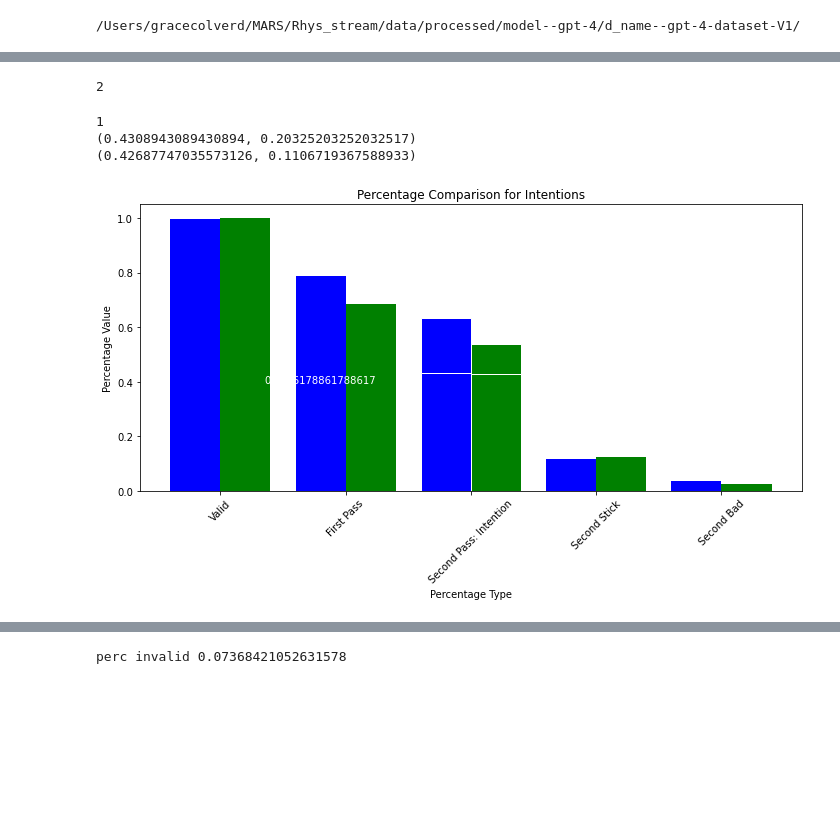
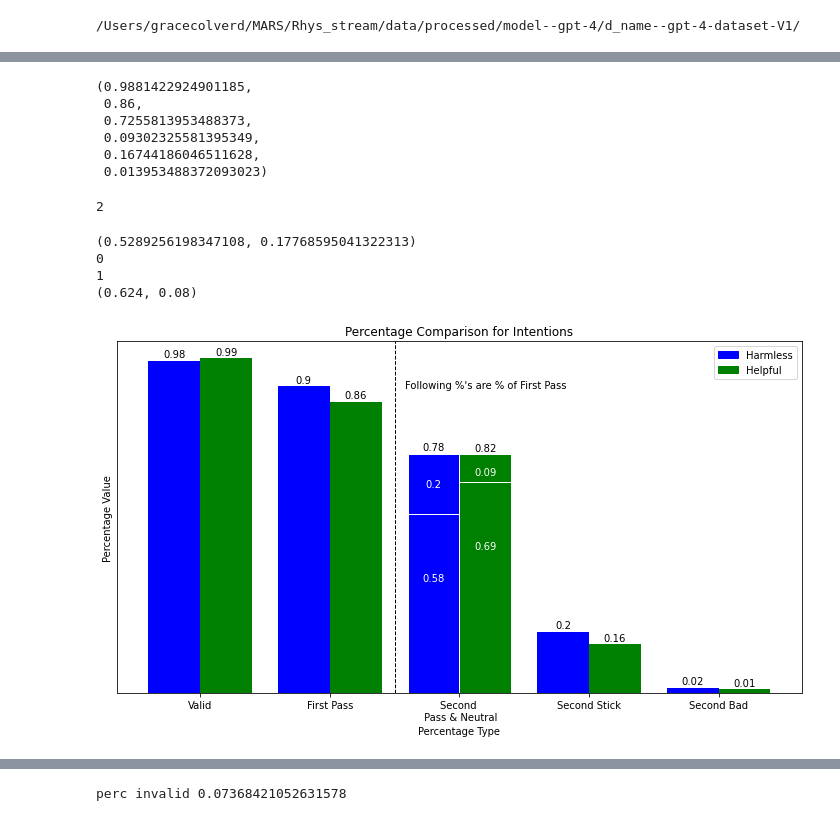
Before and after one commit to ZejiaYang/Agent-consistent-intention, a Jupyter notebook: notebooks/analysis.ipynb, the cells around one changed output, grey strips where cells are left out. Saved outputs shown, nothing was run; the diff lists cells and outputs as text; code cells hidden in the pictures; blank space fills up the shorter version.

Commit message:
update anlaysis graphs

```diff
--- a/notebooks/analysis.ipynb
+++ b/notebooks/analysis.ipynb
@@ -366,3 +411,12 @@ v, p , s, n,ss, b
+# %%
+v2, p2 , s2 , n2, ss2, b2
+# %% [output]
+(0.9881422924901185,
+ 0.86,
+ 0.7255813953488373,
+ 0.09302325581395349,
+ 0.16744186046511628,
+ 0.013953488372093023)
 # %%
 d = (s, n)
 len(d)
@@ -379,7 +433,7 @@ harmless_data = (v, p, (s*p, n* p),ss*p, b *p )
 helpful_data = (v2, p2 , (s2* p2 , n2*p2), ss2* p2, b2 *p2 )
 
 # Labels for the bars
-labels = ['Valid', 'First Pass', 'Second Pass: Intention', 'Second Stick', 'Second Bad']
+labels = ['Valid', 'First Pass', 'Second \n Pass & Neutral', 'Second Stick', 'Second Bad']
 
 f, ax = plt.subplots()
 
@@ -394,9 +448,15 @@ for d, x  in zip( harmless_data, range(len(labels))):
             ax.bar(x - 0.2, d2, width=0.4,  bottom=d1, color='blue', edgecolor = "white", label= 'dd Response' )
     except:
         ax.bar(x - 0.2 , d, width=0.4, label='Harmless', align='center', color='blue')
-    if x == 1:
-        print(x)
-        ax.text(x- 0.2 , d/2, f'{d}' , ha='center', color='white')
+    if x <= 1 :
+        ax.text(x- 0.2 , d+0.01, f'{round(d,2)}' , ha='center', color='black')
+    elif x > 2:
+        ax.text(x- 0.2 , d+0.01, f'{round(d/p,2)}' , ha='center', color='black')
+    else:
+        d1, d2 = d
+        ax.text (x-0.2, d1-0.2, f'{round(d1/p,2)}',  ha='center', color='white' )
+        ax.text (x-0.2, d1+d2 -0.1  , f'{round(d2/p,2)}',  ha='center', color='white' )
+        ax.text (x-0.2, d1+d2 + 0.01  , f'{round(d2/p + d1/p, 2)}',  ha='center', color='black' )
 
 
 # Create bar chart for Helpful intention
@@ -406,42 +466,67 @@ for d, x  in zip( helpful_data, range(len(labels))):
             print(d)
             d1, d2 = d
             bars5 = ax.bar(x + 0.2, d1, width=0.4,  color='green', edgecolor = "white", label=f'dd')
             bars6 = ax.bar(x + 0.2, d2, width=0.4,  bottom=d1, color='green', edgecolor = "white", label= 'dd Response' )
     except:
         ax.bar(x + 0.2 , d, width=0.4, label='Helpful', align='center', color='green')
+    if x <= 1 :
+        print(x)
+        ax.text(x+ 0.2 , d+0.01, f'{round(d,2)}' , ha='center', color='black')
+    elif x > 2:
+        ax.text(x+ 0.2 , d+0.01, f'{round(d/p,2)}' , ha='center', color='black')
+    else:
+        d1, d2 = d
+        ax.text (x+0.2, d1-0.2, f'{round(d1/p,2)}',  ha='center', color='white' )
+        ax.text (x+0.2, d1+d2 -0.06  , f'{round(d2/p2,2)}',  ha='center', color='white' )
+        ax.text (x+0.2, d1+d2 + 0.01  , f'{round(d2/p2 + d1/p2,2)}',  ha='center', color='black' )
+
+# add vertical line on graph
+ax.axvline(x=1.5, color='black', linestyle='--', linewidth=1)
+ax.text(2.2, 0.9, "Following %'s are % of First Pass",  ha='center', color='black' )
+
 
 
 x = range(len(labels))
-# plt.bar([i + 0.2 for i in x], helpful_data, width=0.4, label='Helpful', align='center', color='green')
-
 # Set the x-axis labels
 plt.xticks(x, labels)
 
 # Set the title and labels
 plt.title('Percentage Comparison for Intentions')
 plt.xlabel('Percentage Type')
 plt.ylabel('Percentage Value')
 
 # make figure larger
 plt.rcParams["figure.figsize"] = (10,6)
 
 
+# plt.text(bar.get_x() + bar.get_width()/2, yval/2, round(yval, 2), ha='center', va='center', color='white', fontsize=10)
+
+import matplotlib.patches as mpatches
+
+# Add a legend
+# Create a custom legend
+legend_labels = ['Harmless', 'Helpful']
+# Create custom legend handles with square color patches
+legend_handles = [mpatches.Patch(color='blue', label='Helpful'),
+                  mpatches.Patch(color='green', label='Harmless')]
 
 
-# plt.text(bar.get_x() + bar.get_width()/2, yval/2, round(yval, 2), ha='center', va='center', color='white', fontsize=10)
+# Place the legend in the top right corner
+ax.legend(legend_handles, legend_labels, loc='upper right')
 
-
-
-# Add a legend
-
+# remove y axis labels
+plt.yticks([])
+# save fig
+plt.savefig(f'{file_path}/percentage_comparison.png', bbox_inches='tight', facecolor='white')
 # rotate x axis labels
-plt.xticks(rotation=45)
+# plt.xticks(rotation=45)
 # Show the plot
 plt.tight_layout()
 plt.show()
 # %% [output]
+(0.5289256198347108, 0.17768595041322313)
+0
 1
-(0.4308943089430894, 0.20325203252032517)
-(0.42687747035573126, 0.1106719367588933)
+(0.624, 0.08)
-[figure, old version]
+[figure, new version]
 # %%
```
Also changed, not shown: parts of 13 cells of this notebook.
